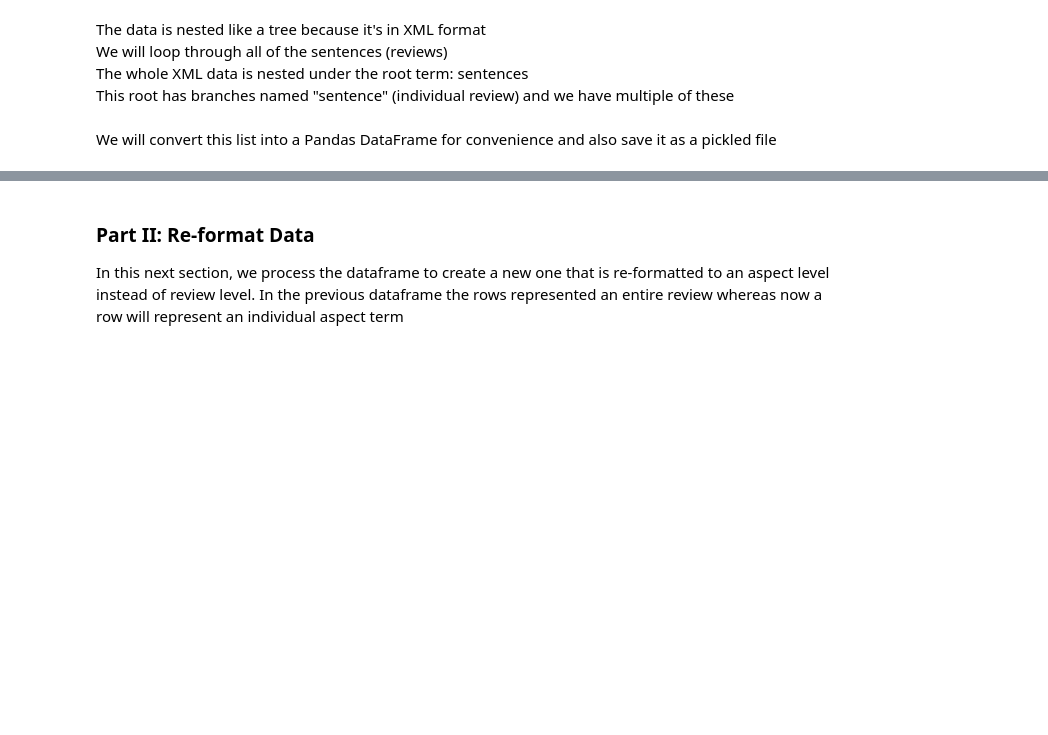
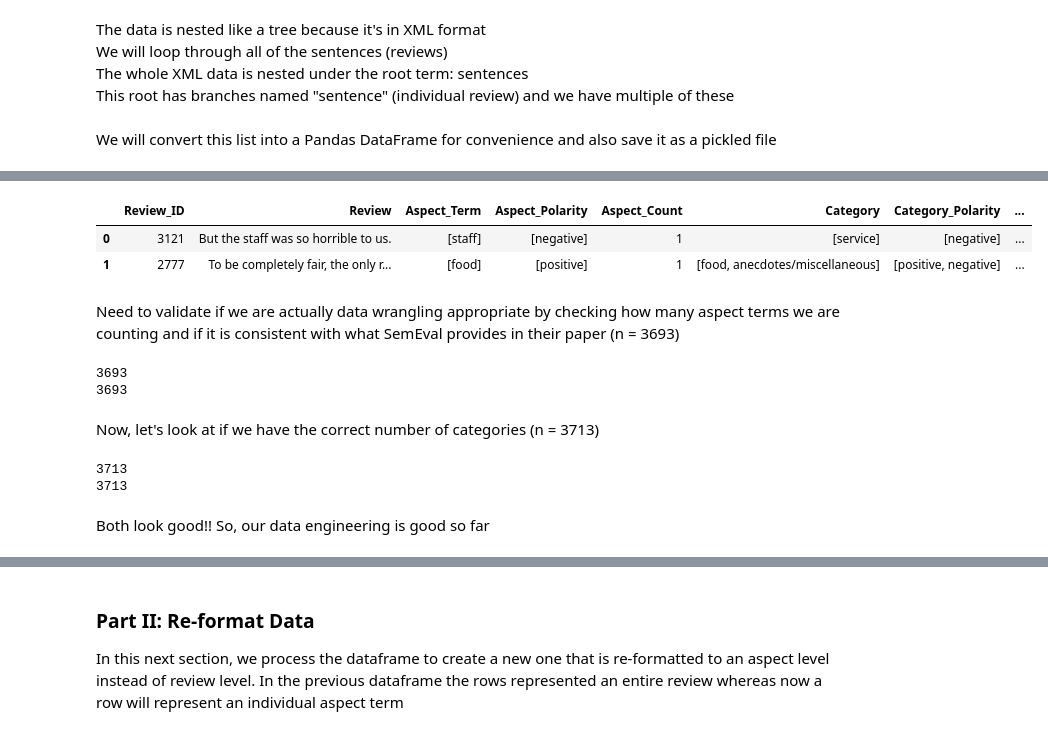
Before and after one commit to tahmeed14/aspect-based-sentiment-analysis-NLP, a Jupyter notebook: data-engin-asba-notebook.ipynb, the cells around one changed output, grey strips where cells are left out. Cells and saved outputs as stored; diff of their text form; code cells hidden in the pictures; blank space fills up the shorter version.

Commit message:
data discoveries

```diff
--- a/data-engin-asba-notebook.ipynb
+++ b/data-engin-asba-notebook.ipynb
@@ -30,6 +30,12 @@ for sen in root.findall("sentence"):
     data_dict = {}
 
     review = sen[0].text # assign the text review to this variable
+
+    # We add this at the beginning of the for loop to avoid adding terms to reviews that don't have terms
+    term_tokens = [] # slot 1 for value_container
+    term_pols = [] # slot 2 for value_container
+    cat_tokens = [] # list of all of the labeled categories for the data
+    cat_pols = [] # list of the associated polarities
 
     if sen.find("aspectTerms"): # if there exists aspect terms in review
 
@@ -59,14 +65,14 @@ for sen in root.findall("sentence"):
             cat_pols.append(cat_polarity)
 
     # Start assigning the values we just mined to appropriate keys in data_dict
-    data_dict["Review ID"] = sen.attrib["id"]
+    data_dict["Review_ID"] = sen.attrib["id"]
     data_dict["Review"] = review
-    data_dict["Aspect Term"] = term_tokens
-    data_dict["Aspect Polarity"] = term_pols
-    data_dict["Aspect Count"] = len(term_tokens)
+    data_dict["Aspect_Term"] = term_tokens
+    data_dict["Aspect_Polarity"] = term_pols
+    data_dict["Aspect_Count"] = len(term_tokens)
     data_dict["Category"] = cat_tokens
-    data_dict["Category Polarity"] = cat_pols
-    data_dict["Category Count"] = len(cat_tokens)
+    data_dict["Category_Polarity"] = cat_pols
+    data_dict["Category_Count"] = len(cat_tokens)
 
     # each element in the following list will be a row for our processed dataset
     processed_reviews.append(data_dict) # append data_dict
@@ -84,0 +87,26 @@ Shape of Training data (3041, 8)
+# %%
+col_reform = ['Review_ID', 'Review', 'Aspect_Term', 'Aspect_Polarity', 'Aspect_Count', 'Category', 'Category_Polarity', 'Category_Count']
+reviews_pd = reviews_pd[col_reform]
+reviews_pd.head(2)
+# %% [output]
+|  | Review_ID | Review | Aspect_Term | Aspect_Polarity | Aspect_Count | Category | Category_Polarity | ... |
+| 0 | 3121 | But the staff was so horrible to us. | [staff] | [negative] | 1 | [service] | [negative] | ... |
+| 1 | 2777 | To be completely fair, the only r... | [food] | [positive] | 1 | [food, anecdotes/miscellaneous] | [positive, negative] | ... |
+# %% [markdown]
+Need to validate if we are actually data wrangling appropriate by checking how many aspect terms we are counting and if it is consistent with what SemEval provides in their paper (n = 3693)
+# %%
+print(sum(reviews_pd.iloc[:,4])) # the Aspect Count column
+print(sum([len(x) for x in reviews_pd.iloc[:,2]])) # the Aspect Term column
+# %% [output]
+3693
+3693
+# %% [markdown]
+Now, let's look at if we have the correct number of categories (n = 3713)
+# %%
+print(sum(reviews_pd.iloc[:,7]))
+print(sum([len(x) for x in reviews_pd.iloc[:,5]]))
+# %% [output]
+3713
+3713
+# %% [markdown]
+Both look good!! So, our data engineering is good so far
```
Also changed, not shown: parts of 9 cells of this notebook.
